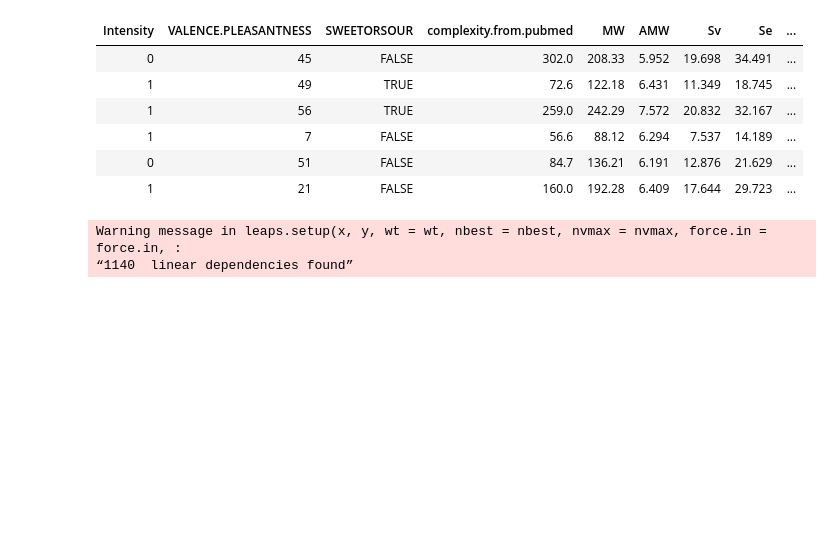
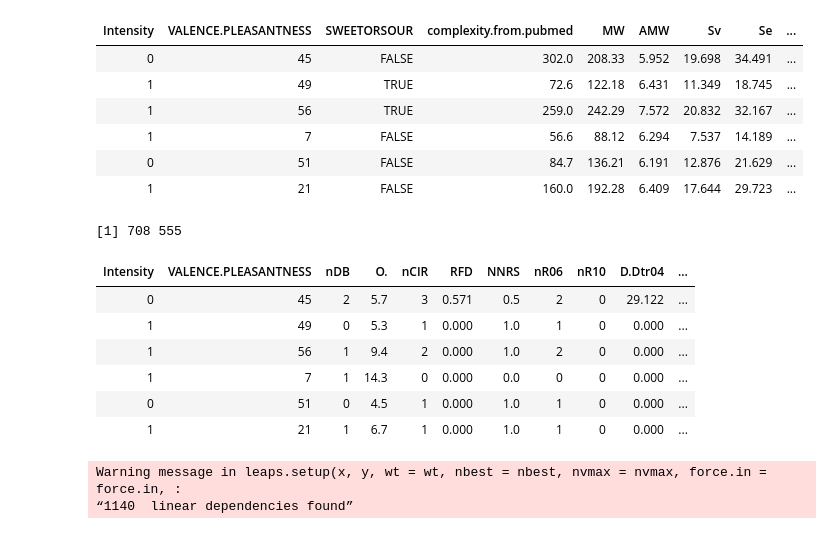
Before and after one commit to Alicia-max/BIO322-Regression, a Jupyter notebook: src/Exploration.ipynb, the cells around one changed output. Drawn from its saved outputs; the diff is of its cells as text; code cells hidden in the pictures; blank space fills up the shorter version.

```diff
--- a/src/Exploration.ipynb
+++ b/src/Exploration.ipynb
@@ -45,20 +45,31 @@ head(data)
 # %%
 library(caret)
 #tire des datas : bougeons les collones avec var = 0 and colonnes correlées  .
 data <- data[, which(apply(data, 2, var)!=0)]
 cormat<- cor(data)
+colnames(cormat) <- colnames(data)
 
-highly_corr <- findCorrelation(cormat, 0.99, exact = TRUE)
-highly_corr
+highly_corr <- findCorrelation(cormat, 0.8, names = TRUE)
+
 #c<- colnames(cormat)[!apply((lower.tri(cormat) & abs(cormat)>0.7),2,any)] #lower.tri bc cormat matrice symetrique.
 
 #data<-data[, c]
-#data<-na.omit(data)
-data <-data[,-highly_corr]
+data<-na.omit(data)
+#data <-data[,-highly_corr]
+data <- data[,!names(data) %in% highly_corr]
 data <- data[,-3]
 
 dim(data)
 head(data)
+# %% [output]
+[1] 708 555
+| Intensity | VALENCE.PLEASANTNESS | nDB | O. | nCIR | RFD | NNRS | nR06 | nR10 | D.Dtr04 | ... |
+| 0 | 45 | 2 | 5.7 | 3 | 0.571 | 0.5 | 2 | 0 | 29.122 | ... |
+| 1 | 49 | 0 | 5.3 | 1 | 0.000 | 1.0 | 1 | 0 | 0.000 | ... |
+| 1 | 56 | 1 | 9.4 | 2 | 0.000 | 1.0 | 2 | 0 | 0.000 | ... |
+| 1 | 7 | 1 | 14.3 | 0 | 0.000 | 0.0 | 0 | 0 | 0.000 | ... |
+| 0 | 51 | 0 | 4.5 | 1 | 0.000 | 1.0 | 1 | 0 | 0.000 | ... |
+| 1 | 21 | 1 | 6.7 | 1 | 0.000 | 1.0 | 1 | 0 | 0.000 | ... |
 # %%
 #Feature Engineering : foward regression create new data
 library(leaps)
```
Also changed, not shown: parts of 2 cells of this notebook.
